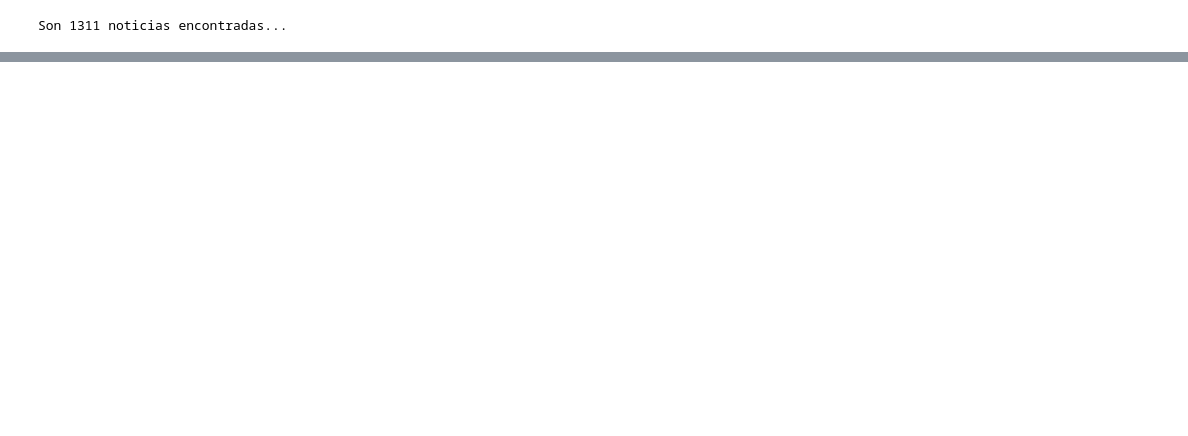
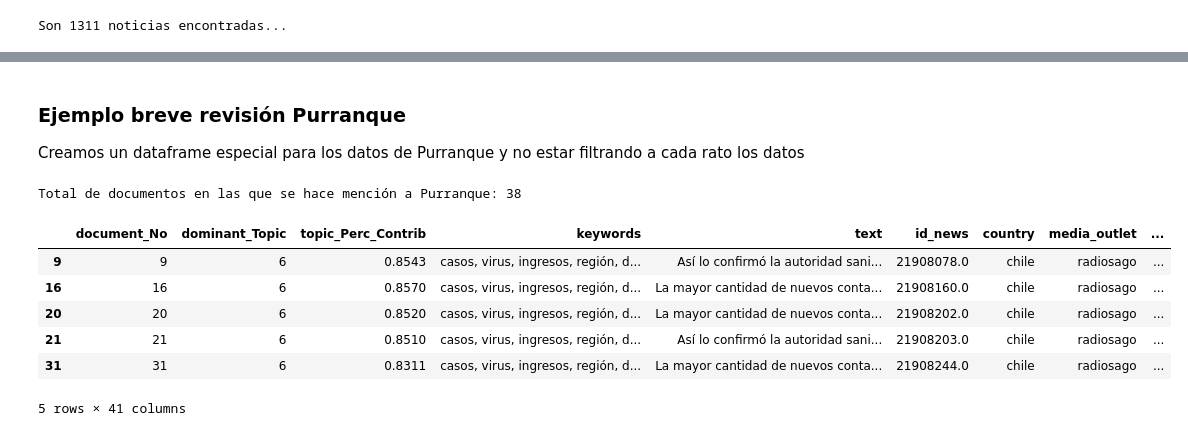
Before and after one commit to alexbgh1/INFO279_2022, a Jupyter notebook: tareas/tarea1.ipynb, the cells around one changed output, grey strips where cells are left out. Cells and saved outputs as stored; diff of their text form; code cells hidden in the pictures; blank space fills up the shorter version.

```diff
--- a/tareas/tarea1.ipynb
+++ b/tareas/tarea1.ipynb
@@ -98,0 +446,17 @@ df.head()
+# %% [markdown]
+### Ejemplo breve revisión Purranque
+<p>Creamos un dataframe especial para los datos de Purranque y no estar filtrando a cada rato los datos</p>
+# %%
+#filter by comuna > 0
+df_Purranque = df_dominant_topic.loc[df_dominant_topic['Purranque'] > 0]
+print(f'Total de documentos en las que se hace mención a Purranque: {len(df_Purranque)}')
+df_Purranque.head(5)
+# %% [output]
+Total de documentos en las que se hace mención a Purranque: 38
+|  | document_No | dominant_Topic | topic_Perc_Contrib | keywords | text | id_news | country | media_outlet | ... |
+| 9 | 9 | 6 | 0.8543 | casos, virus, ingresos, región, d... | Así lo confirmó la autoridad sani... | 21908078.0 | chile | radiosago | ... |
+| 16 | 16 | 6 | 0.8570 | casos, virus, ingresos, región, d... | La mayor cantidad de nuevos conta... | 21908160.0 | chile | radiosago | ... |
+| 20 | 20 | 6 | 0.8520 | casos, virus, ingresos, región, d... | La mayor cantidad de nuevos conta... | 21908202.0 | chile | radiosago | ... |
+| 21 | 21 | 6 | 0.8510 | casos, virus, ingresos, región, d... | Así lo confirmó la autoridad sani... | 21908203.0 | chile | radiosago | ... |
+| 31 | 31 | 6 | 0.8311 | casos, virus, ingresos, región, d... | La mayor cantidad de nuevos conta... | 21908244.0 | chile | radiosago | ... |
+5 rows × 41 columns
```
Also changed, not shown: parts of 45 cells of this notebook, 5 other files.
